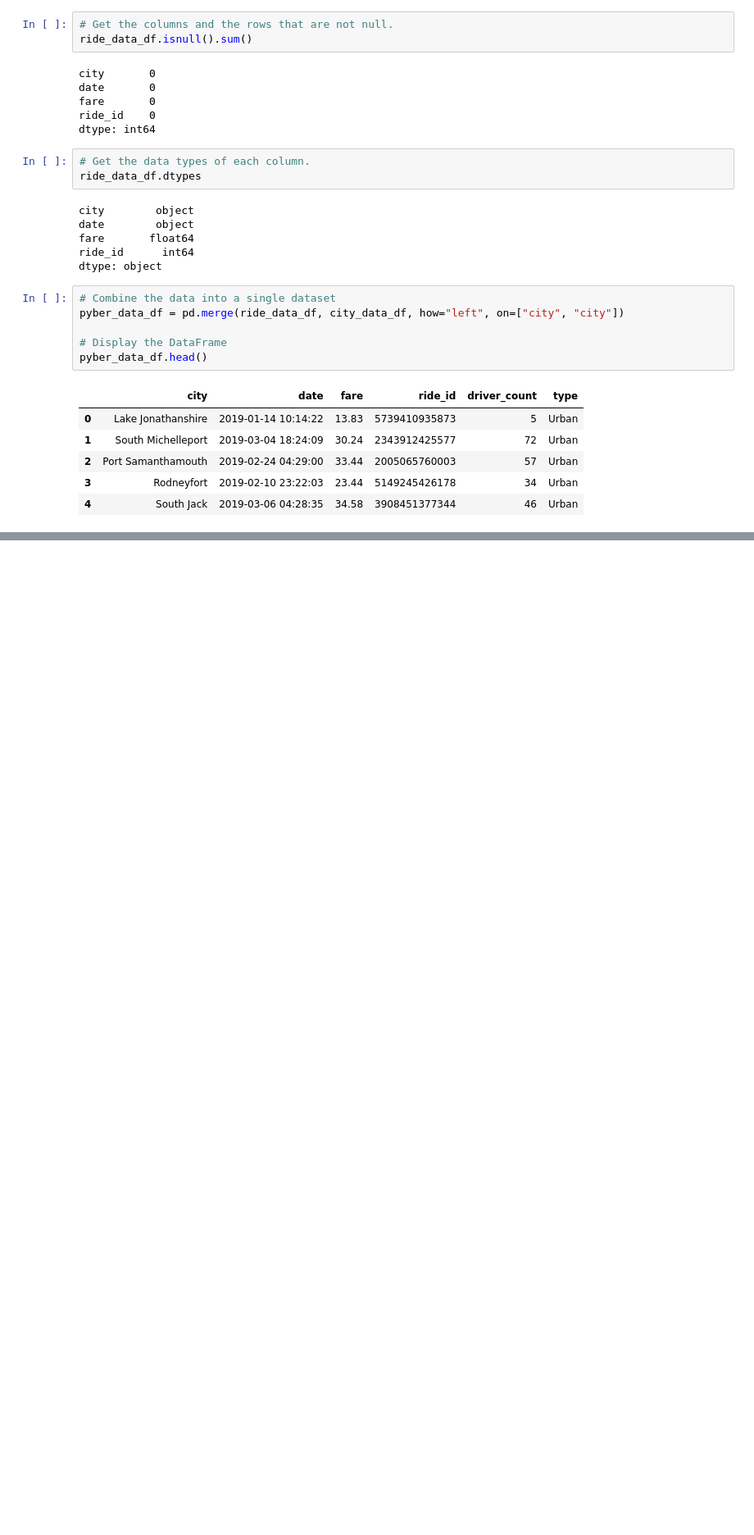
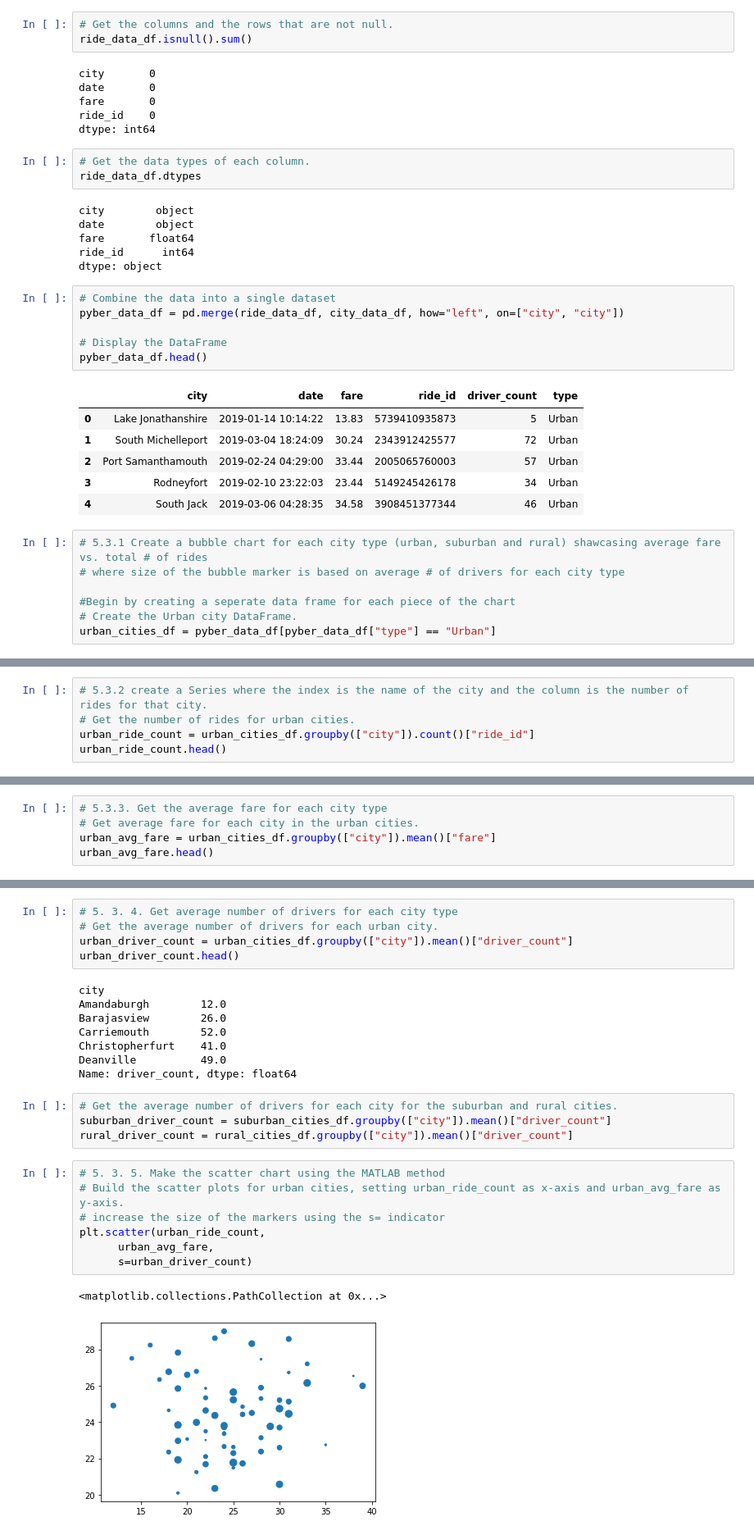
Before and after one commit to SamSteffen/PyBer_Analysis, a Jupyter notebook: Pyber.ipynb, the cells around one changed output, grey strips where cells are left out. Shown at 82% size. Cells and saved outputs as stored; diff of their text form; blank space fills up the shorter version.

```diff
--- a/Pyber.ipynb
+++ b/Pyber.ipynb
@@ -124,3 +124,10 @@ pyber_data_df.head()
 | 2 | Port Samanthamouth | 2019-02-24 04:29:00 | 33.44 | 2005065760003 | 57 | Urban |
 | 3 | Rodneyfort | 2019-02-10 23:22:03 | 23.44 | 5149245426178 | 34 | Urban |
 | 4 | South Jack | 2019-03-06 04:28:35 | 34.58 | 3908451377344 | 46 | Urban |
+# %%
+# 5.3.1 Create a bubble chart for each city type (urban, suburban and rural) shawcasing average fare vs. total # of rides
+# where size of the bubble marker is based on average # of drivers for each city type
+
+#Begin by creating a seperate data frame for each piece of the chart
+# Create the Urban city DataFrame.
+urban_cities_df = pyber_data_df[pyber_data_df["type"] == "Urban"]
@@ -126,0 +138,5 @@ pyber_data_df.head()
+# %%
+# 5.3.2 create a Series where the index is the name of the city and the column is the number of rides for that city.
+# Get the number of rides for urban cities.
+urban_ride_count = urban_cities_df.groupby(["city"]).count()["ride_id"]
+urban_ride_count.head()
@@ -126,0 +156,5 @@ pyber_data_df.head()
+# %%
+# 5.3.3. Get the average fare for each city type
+# Get average fare for each city in the urban cities.
+urban_avg_fare = urban_cities_df.groupby(["city"]).mean()["fare"]
+urban_avg_fare.head()
@@ -126,0 +173,27 @@ pyber_data_df.head()
+# %%
+# 5. 3. 4. Get average number of drivers for each city type
+# Get the average number of drivers for each urban city.
+urban_driver_count = urban_cities_df.groupby(["city"]).mean()["driver_count"]
+urban_driver_count.head()
+# %% [output]
+city
+Amandaburgh        12.0
+Barajasview        26.0
+Carriemouth        52.0
+Christopherfurt    41.0
+Deanville          49.0
+Name: driver_count, dtype: float64
+# %%
+# Get the average number of drivers for each city for the suburban and rural cities.
+suburban_driver_count = suburban_cities_df.groupby(["city"]).mean()["driver_count"]
+rural_driver_count = rural_cities_df.groupby(["city"]).mean()["driver_count"]
+# %%
+# 5. 3. 5. Make the scatter chart using the MATLAB method
+# Build the scatter plots for urban cities, setting urban_ride_count as x-axis and urban_avg_fare as y-axis.
+# increase the size of the markers using the s= indicator
+plt.scatter(urban_ride_count,
+      urban_avg_fare,
+      s=urban_driver_count)
+# %% [output]
+<matplotlib.collections.PathCollection at 0x...>
+[figure, added]
```
Also changed, not shown: parts of 9 cells of this notebook, 1 other file.
